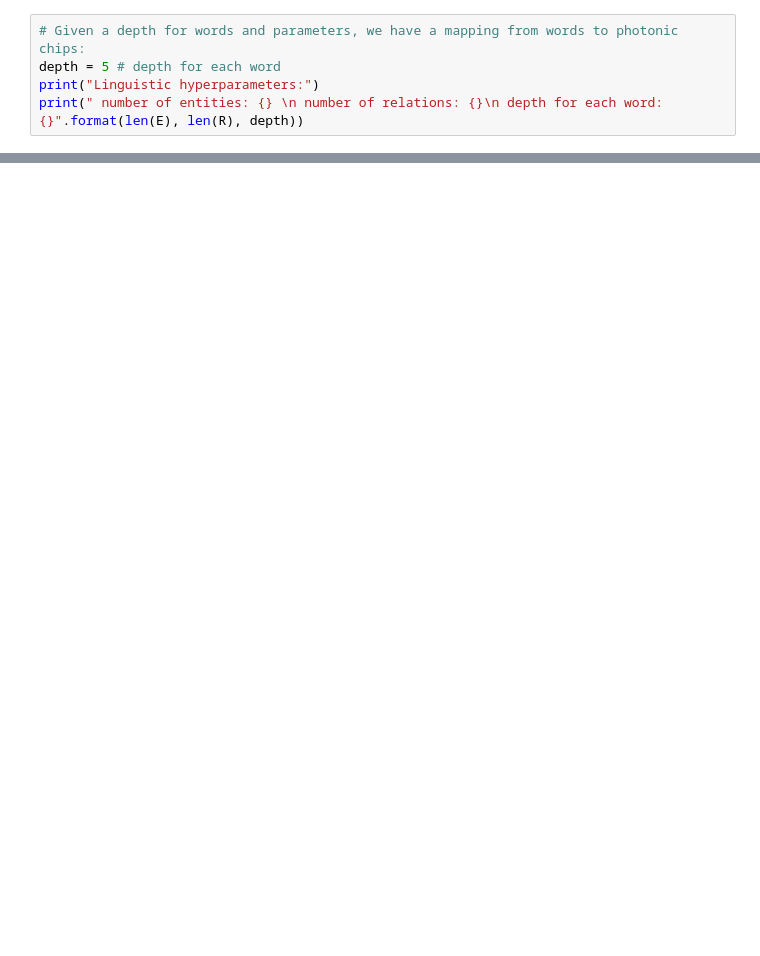
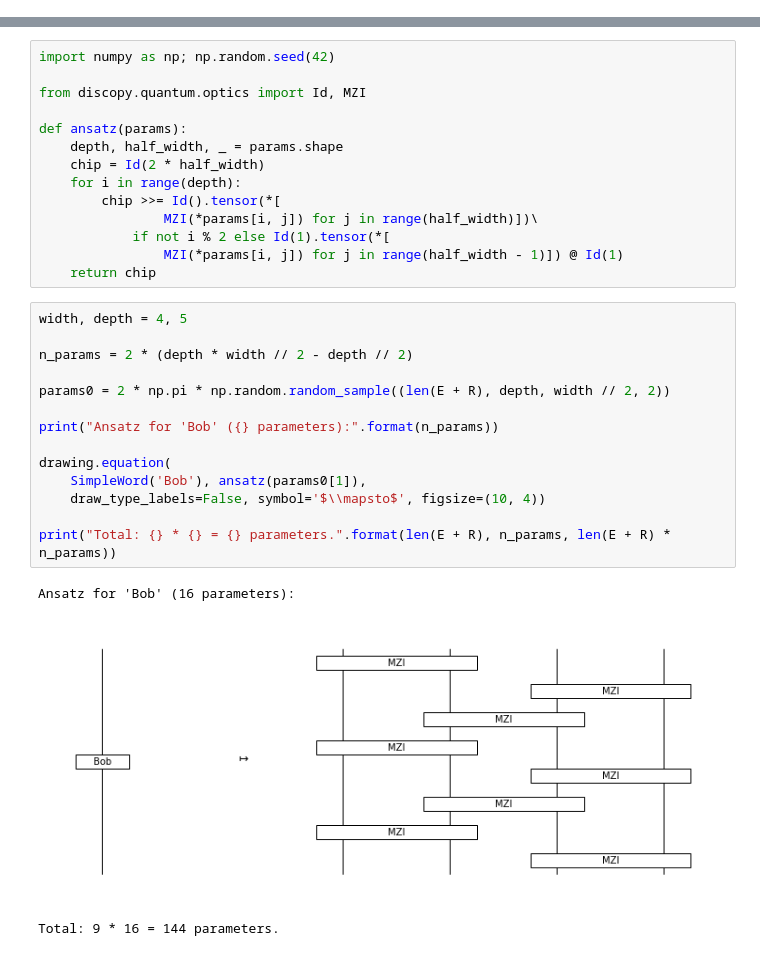
Before and after one commit to cnm13ryan/discopy, a Jupyter notebook: docs/notebooks/photonic-experiment.ipynb, the cells around one changed output, grey strips where cells are left out. Cells and saved outputs as stored; diff of their text form; blank space fills up the shorter version.

```diff
--- a/docs/notebooks/photonic-experiment.ipynb
+++ b/docs/notebooks/photonic-experiment.ipynb
@@ -132,5 +0,0 @@ Hardware hyperparameters:
-# %%
-# Given a depth for words and parameters, we have a mapping from words to photonic chips:
-depth = 5 # depth for each word
-print("Linguistic hyperparameters:")
-print(" number of entities: {} \n number of relations: {}\n depth for each word: {}".format(len(E), len(R), depth))
@@ -208,0 +34,32 @@ Get the scores for each triples:
+# %%
+import numpy as np; np.random.seed(42)
+
+from discopy.quantum.optics import Id, MZI
+
+def ansatz(params):
+    depth, half_width, _ = params.shape
+    chip = Id(2 * half_width)
+    for i in range(depth):
+        chip >>= Id().tensor(*[
+                MZI(*params[i, j]) for j in range(half_width)])\
+            if not i % 2 else Id(1).tensor(*[
+                MZI(*params[i, j]) for j in range(half_width - 1)]) @ Id(1)
+    return chip
+# %%
+width, depth = 4, 5
+
+n_params = 2 * (depth * width // 2 - depth // 2)
+
+params0 = 2 * np.pi * np.random.random_sample((len(E + R), depth, width // 2, 2))
+
+print("Ansatz for 'Bob' ({} parameters):".format(n_params))
+
+drawing.equation(
+    SimpleWord('Bob'), ansatz(params0[1]),
+    draw_type_labels=False, symbol='$\\mapsto$', figsize=(10, 4))
+
+print("Total: {} * {} = {} parameters.".format(len(E + R), n_params, len(E + R) * n_params))
+# %% [output]
+Ansatz for 'Bob' (16 parameters):
+[figure, added]
+Total: 9 * 16 = 144 parameters.
```
Also changed, not shown: parts of 17 cells of this notebook, 7 other files.
